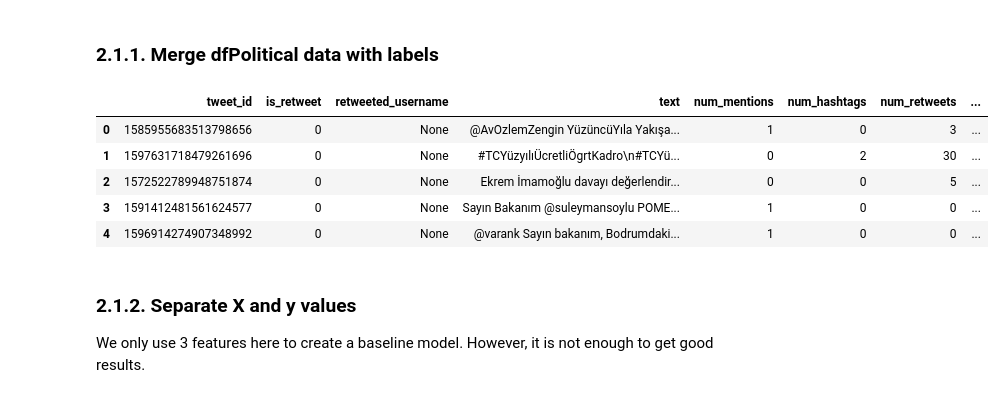
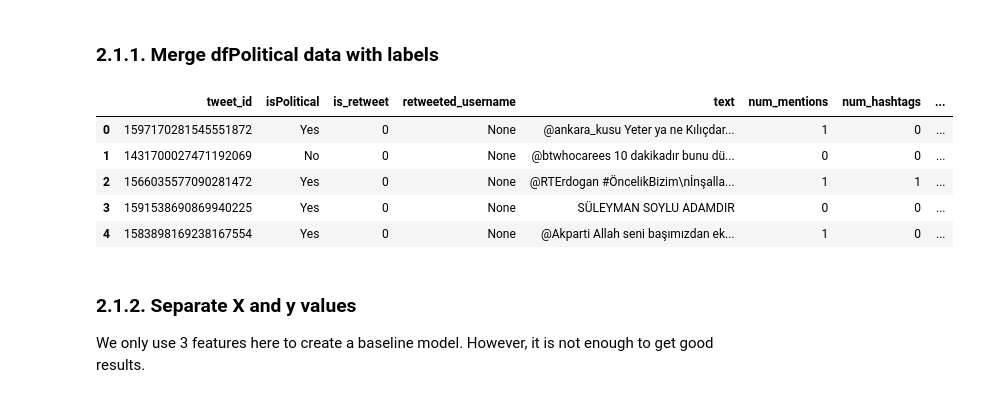
Before and after one commit to ualtinbas/CS412_Machine-Learning, a Jupyter notebook: sample_experiment_notebook.ipynb, the cells around one changed output. Drawn from its saved outputs; the diff is of its cells as text; code cells hidden in the pictures.

```diff
--- a/sample_experiment_notebook.ipynb
+++ b/sample_experiment_notebook.ipynb
@@ -591,17 +621,16 @@ dfBotAll
 # %% [markdown]
 ### 2.1.1. Merge dfPolitical data with labels
 # %%
-dfPoliticalAll_train = dfPolitical.merge(trainingTweetDf,
-                                         on='tweet_id')
+dfPoliticalAll_train = pd.merge(trainingTweetDf, dfPolitical, on='tweet_id')
 
 dfPoliticalAll_train.head()
 # %% [output]
-|  | tweet_id | is_retweet | retweeted_username | text | num_mentions | num_hashtags | num_retweets | ... |
-| 0 | 1585955683513798656 | 0 | None | @AvOzlemZengin YüzüncüYıla Yakışa... | 1 | 0 | 3 | ... |
-| 1 | 1597631718479261696 | 0 | None | #TCYüzyılıÜcretliÖgrtKadro\n#TCYü... | 0 | 2 | 30 | ... |
-| 2 | 1572522789948751874 | 0 | None | Ekrem İmamoğlu davayı değerlendir... | 0 | 0 | 5 | ... |
-| 3 | 1591412481561624577 | 0 | None | Sayın Bakanım @suleymansoylu POME... | 1 | 0 | 0 | ... |
-| 4 | 1596914274907348992 | 0 | None | @varank Sayın bakanım, Bodrumdaki... | 1 | 0 | 0 | ... |
+|  | tweet_id | isPolitical | is_retweet | retweeted_username | text | num_mentions | num_hashtags | ... |
+| 0 | 1597170281545551872 | Yes | 0 | None | @ankara_kusu Yeter ya ne Kılıçdar... | 1 | 0 | ... |
+| 1 | 1431700027471192069 | No | 0 | None | @btwhocarees 10 dakikadır bunu dü... | 0 | 0 | ... |
+| 2 | 1566035577090281472 | Yes | 0 | None | @RTErdogan #ÖncelikBizim\nİnşalla... | 1 | 1 | ... |
+| 3 | 1591538690869940225 | Yes | 0 | None | SÜLEYMAN SOYLU ADAMDIR | 0 | 0 | ... |
+| 4 | 1583898169238167554 | Yes | 0 | None | @Akparti Allah seni başımızdan ek... | 1 | 0 | ... |
 # %% [markdown]
 ### 2.1.2. Separate X and y values
 We only use 3 features here to create a baseline model. However, it is not enough to get good results.
```
Also changed, not shown: parts of 9 cells of this notebook.
